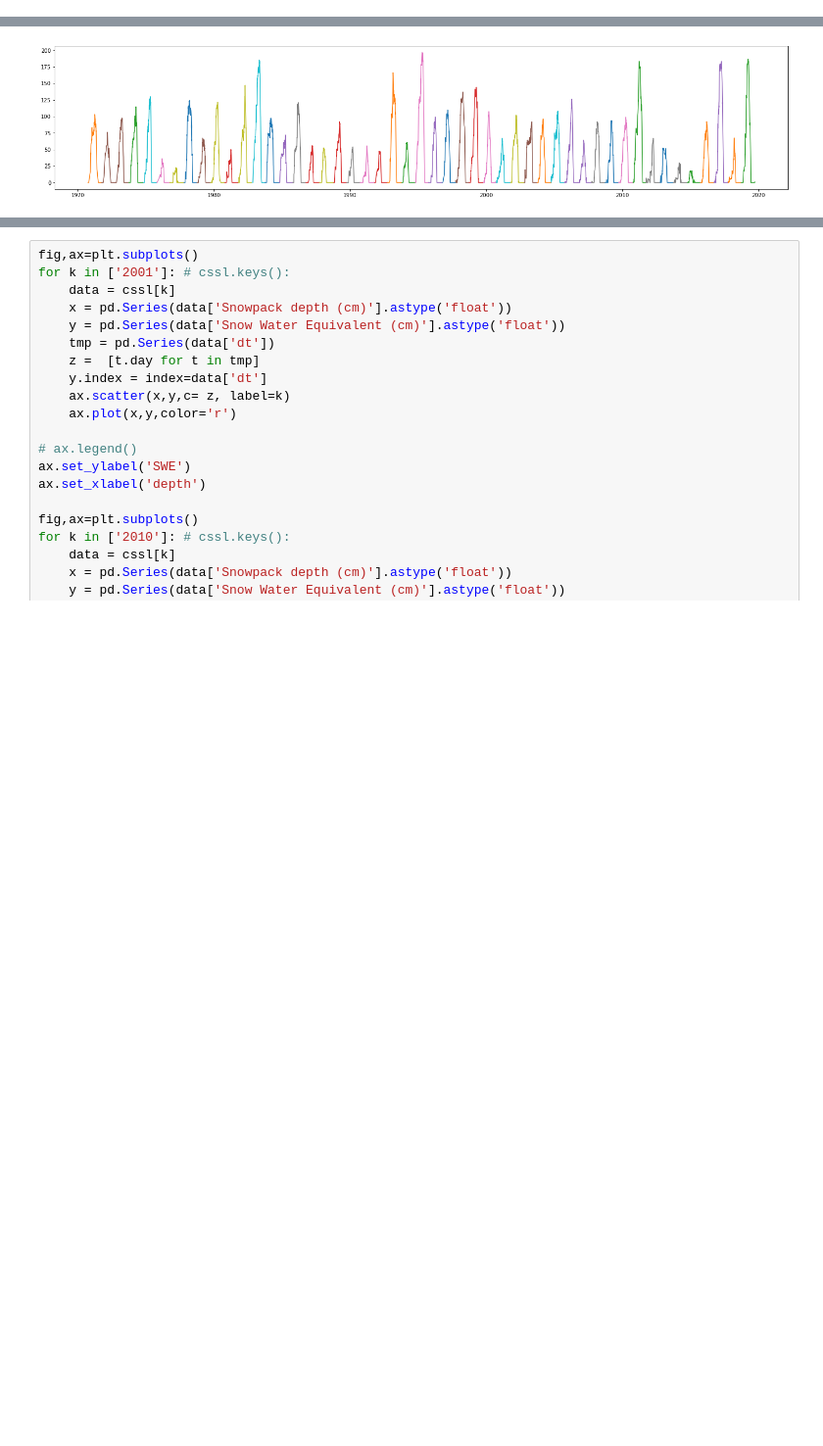
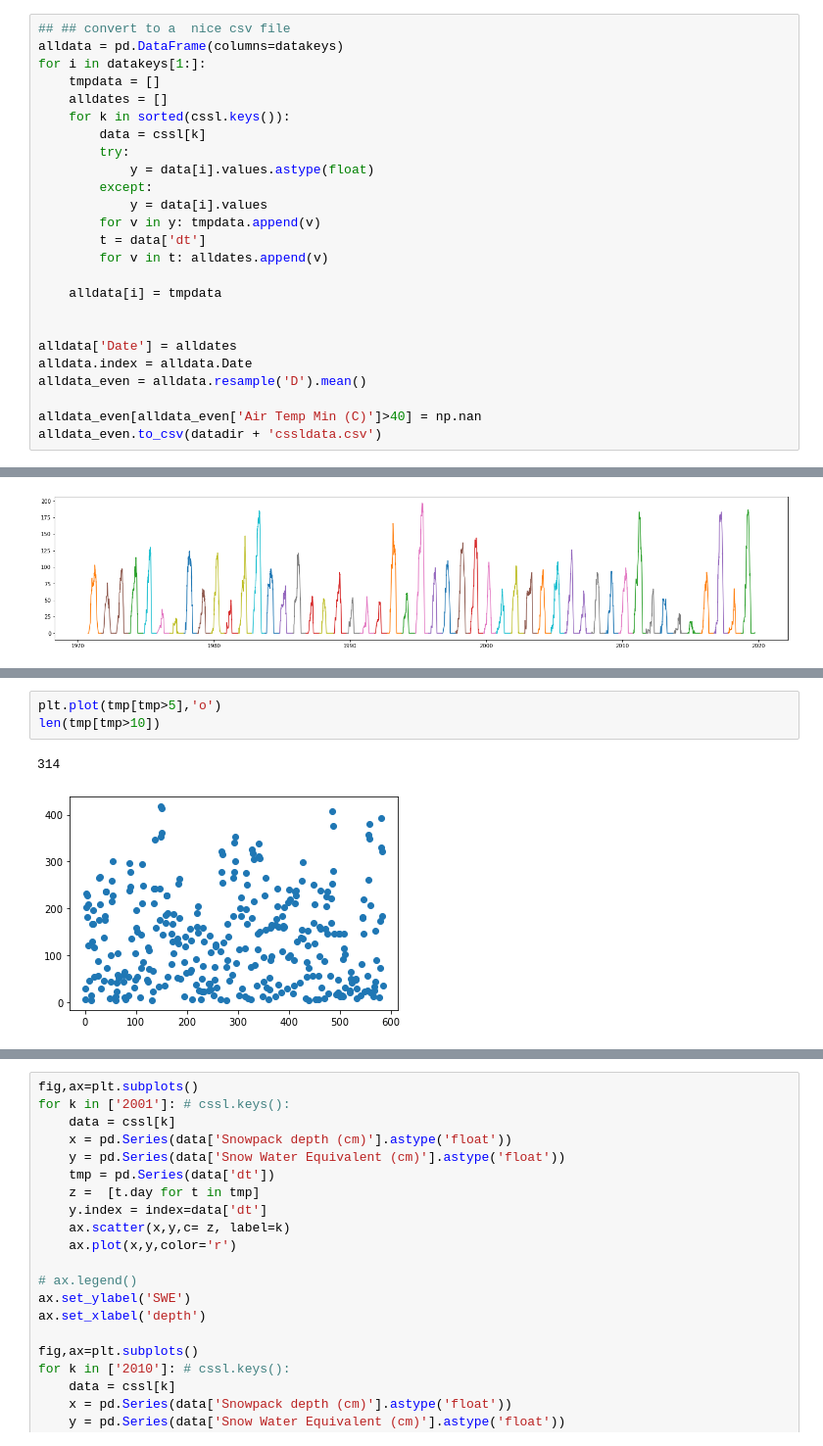
Before and after one commit to mariannecowherd/CSSLtimeseries, a Jupyter notebook: scripts/cssldata.ipynb, the cells around one changed output, grey strips where cells are left out. Shown at 98% size. Drawn from its saved outputs; the diff is of its cells as text; blank space fills up the shorter version.

```diff
--- a/scripts/cssldata.ipynb
+++ b/scripts/cssldata.ipynb
@@ -17,0 +53,25 @@ with open(datadir + 'cssldata.pickle', 'rb') as handle:
+# %%
+## ## convert to a  nice csv file
+alldata = pd.DataFrame(columns=datakeys)
+for i in datakeys[1:]:
+    tmpdata = []
+    alldates = []
+    for k in sorted(cssl.keys()):
+        data = cssl[k]
+        try:
+            y = data[i].values.astype(float)
+        except:
+            y = data[i].values
+        for v in y: tmpdata.append(v)
+        t = data['dt']
+        for v in t: alldates.append(v)
+
+    alldata[i] = tmpdata
+
+
+alldata['Date'] = alldates
+alldata.index = alldata.Date
+alldata_even = alldata.resample('D').mean()
+
+alldata_even[alldata_even['Air Temp Min (C)']>40] = np.nan
+alldata_even.to_csv(datadir + 'cssldata.csv')
@@ -53,0 +243,6 @@ for i in range(2,len(datakeys)-2):
+# %%
+plt.plot(tmp[tmp>5],'o')
+len(tmp[tmp>10])
+# %% [output]
+314
+[figure, added]
```
Also changed, not shown: parts of 50 cells of this notebook, 8 other files.
